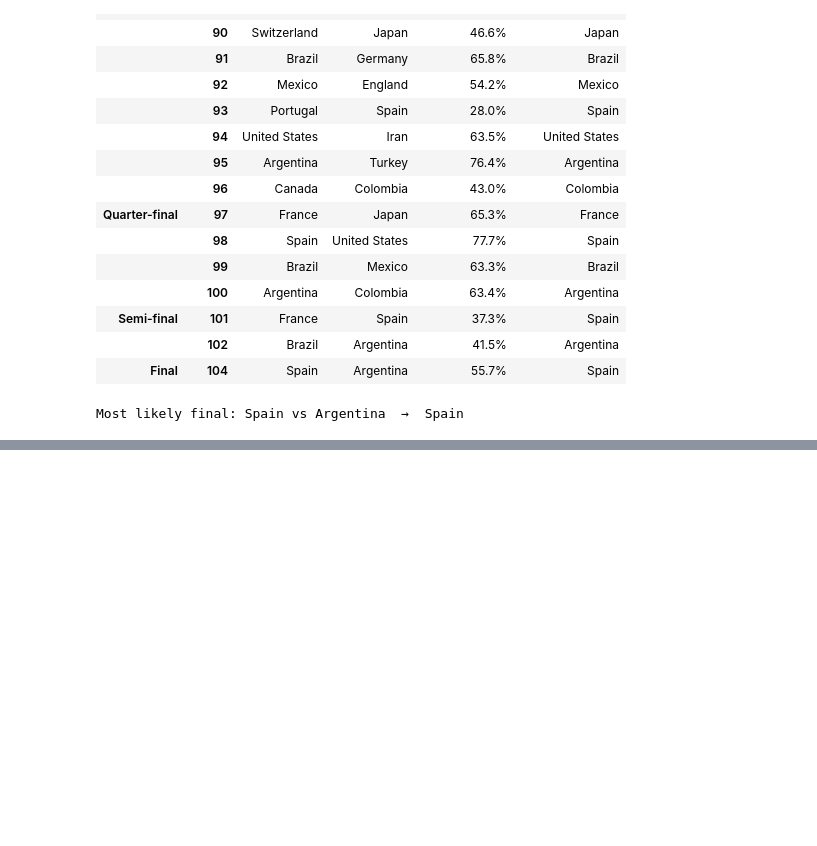
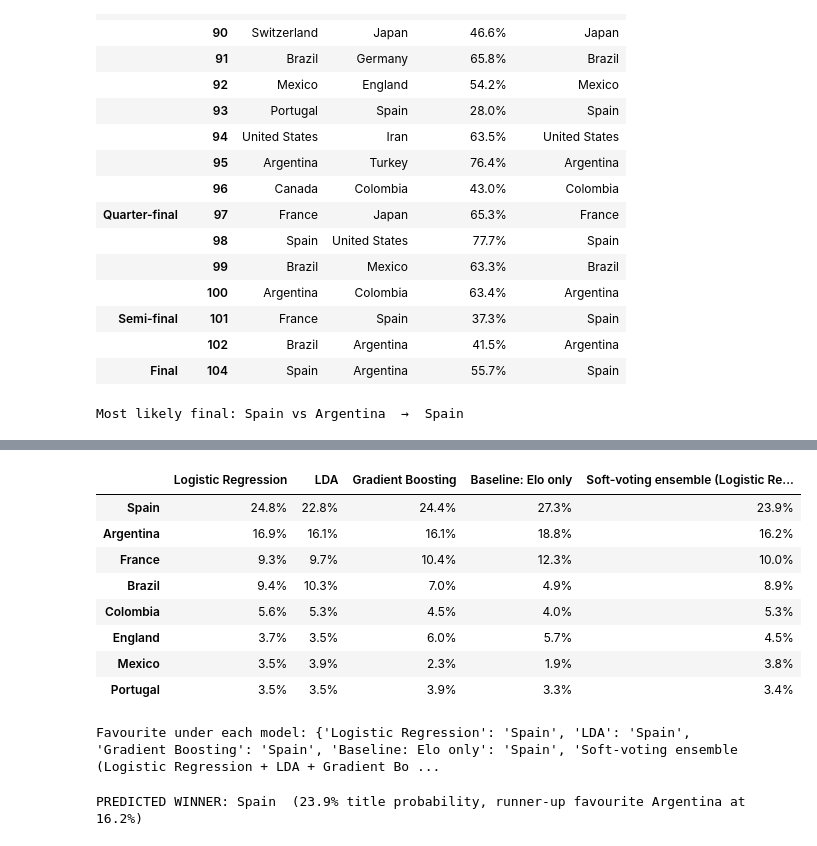
Before and after one commit to liiiira/wc_predictor, a Jupyter notebook: worldcup_2026_prediction.ipynb, the cells around one changed output, grey strips where cells are left out. Saved outputs shown, nothing was run; the diff lists cells and outputs as text; code cells hidden in the pictures; blank space fills up the shorter version.

Commit message:
Robustness check across models, saved outputs and conclusion

```diff
--- a/worldcup_2026_prediction.ipynb
+++ b/worldcup_2026_prediction.ipynb
@@ -1229,0 +1234,37 @@ Most likely final: Spain vs Argentina  →  Spain
+# %%
+robust = {}
+for name in list(dict.fromkeys(tuned_ranked[:3] + ['Baseline: Elo only'])):
+    m = fit_config(name, X_all, y_all, dates)
+    if name == 'Baseline: Elo only':
+        class EloOnly:                       # adapter: feed only the two Elo features
+            def __init__(self, inner): self.inner = inner
+            def predict_proba(self, X): return self.inner.predict_proba(X[ELO_ONLY])
+        m = EloOnly(m)
+    Pg, Pv = probability_matrices(m)
+    robust[name] = simulate(Pg, {h: advance_matrix(Pv[h]) for h in HOSTS}, 10_000, seed=SEED + 1).Champion
+robust[f'{BEST} (main run)'] = sim.Champion
+robust_df = pd.DataFrame(robust).loc[sim.index[:8]]
+display(robust_df.style.format('{:.1%}').background_gradient(cmap='Blues', axis=None))
+print('Favourite under each model:', {k: v.idxmax() for k, v in robust.items()})
+# %% [output]
+|  | Logistic Regression | LDA | Gradient Boosting | Baseline: Elo only | Soft-voting ensemble (Logistic Re... |
+| Spain | 24.8% | 22.8% | 24.4% | 27.3% | 23.9% |
+| Argentina | 16.9% | 16.1% | 16.1% | 18.8% | 16.2% |
+| France | 9.3% | 9.7% | 10.4% | 12.3% | 10.0% |
+| Brazil | 9.4% | 10.3% | 7.0% | 4.9% | 8.9% |
+| Colombia | 5.6% | 5.3% | 4.5% | 4.0% | 5.3% |
+| England | 3.7% | 3.5% | 6.0% | 5.7% | 4.5% |
+| Mexico | 3.5% | 3.9% | 2.3% | 1.9% | 3.8% |
+| Portugal | 3.5% | 3.5% | 3.9% | 3.3% | 3.4% |
+Favourite under each model: {'Logistic Regression': 'Spain', 'LDA': 'Spain', 'Gradient Boosting': 'Spain', 'Baseline: Elo only': 'Spain', 'Soft-voting ensemble (Logistic Regression + LDA + Gradient Bo ...
+# %%
+sim.to_csv(OUT_DIR / 'wc2026_simulation.csv', float_format='%.5f', index_label='team')
+val_table.to_csv(OUT_DIR / 'validation_scores.csv', float_format='%.5f', index_label='model')
+test_table.to_csv(OUT_DIR / 'test_scores.csv', float_format='%.5f', index_label='model')
+cv_table.to_csv(OUT_DIR / 'cv_tuning.csv', float_format='%.5f')
+bracket.to_csv(OUT_DIR / 'most_likely_bracket.csv', float_format='%.4f', index=False)
+champion = sim.index[0]
+print(f'PREDICTED WINNER: {champion}  ({sim.Champion.iloc[0]:.1%} title probability, '
+      f'runner-up favourite {sim.index[1]} at {sim.Champion.iloc[1]:.1%})')
+# %% [output]
+PREDICTED WINNER: Spain  (23.9% title probability, runner-up favourite Argentina at 16.2%)
```
Also changed, not shown: parts of 2 cells of this notebook, 5 other files.
